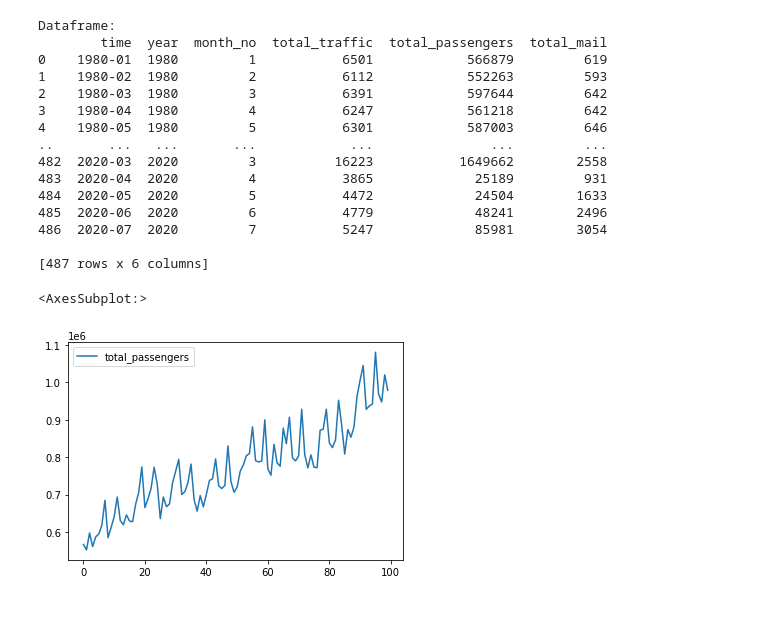
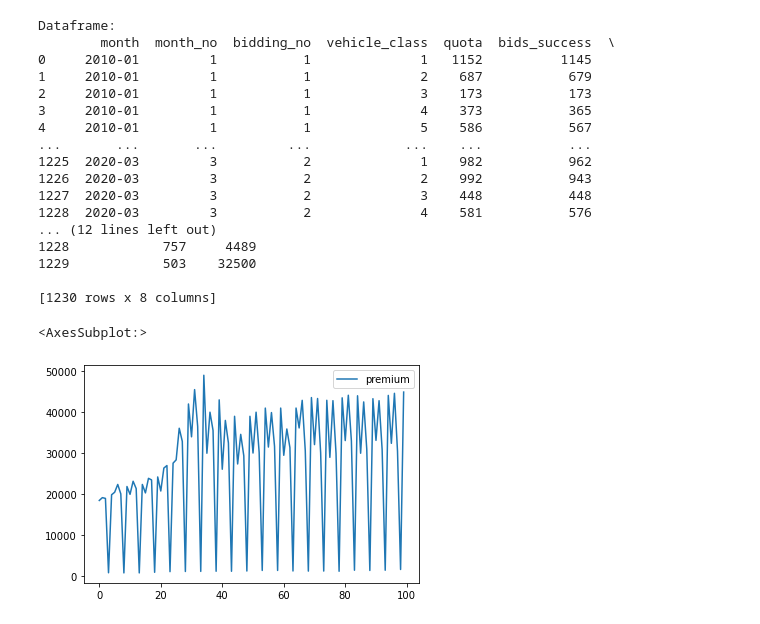
Before and after one commit to CalvinLoke/MLWithPython, a Jupyter notebook: Linear-Regression-COE.ipynb, the cells around one changed output. Cells and saved outputs as stored; diff of their text form; code cells hidden in the pictures.

```diff
--- a/Linear-Regression-COE.ipynb
+++ b/Linear-Regression-COE.ipynb
@@ -15,38 +17,37 @@ import math
 # %%
 #import data
-try:
-    csv_file=r"<path-to-file>"
-    raw_dataframe = pandas.read_csv(csv_file)
+csv_file=r"C:\Users\HexagonRig 2\Documents\GitHub\MLWithPython\Sample Data\coe-results.csv"
+raw_dataframe = pandas.read_csv(csv_file)
 
-    print("Dataframe: ")
-    print(raw_dataframe)
-except:
-    print("Invalid file path")
+print("Dataframe: ")
+print(raw_dataframe)
 # %% [output]
 Dataframe:
-        time  year  month_no  total_traffic  total_passengers  total_mail
-0    1980-01  1980         1           6501            566879         619
-1    1980-02  1980         2           6112            552263         593
-2    1980-03  1980         3           6391            597644         642
-3    1980-04  1980         4           6247            561218         642
-4    1980-05  1980         5           6301            587003         646
-..       ...   ...       ...            ...               ...         ...
-482  2020-03  2020         3          16223           1649662        2558
-483  2020-04  2020         4           3865             25189         931
-484  2020-05  2020         5           4472             24504        1633
-485  2020-06  2020         6           4779             48241        2496
-486  2020-07  2020         7           5247             85981        3054
+        month  month_no  bidding_no  vehicle_class  quota  bids_success  \
+0     2010-01         1           1              1   1152          1145
+1     2010-01         1           1              2    687           679
+2     2010-01         1           1              3    173           173
+3     2010-01         1           1              4    373           365
+4     2010-01         1           1              5    586           567
+...       ...       ...         ...            ...    ...           ...
+1225  2020-03         3           2              1    982           962
+1226  2020-03         3           2              2    992           943
+1227  2020-03         3           2              3    448           448
+1228  2020-03         3           2              4    581           576
+... (12 lines left out)
+1228            757     4489
+1229            503    32500
 
-[487 rows x 6 columns]
+[1230 rows x 8 columns]
 # %%
 #Observing the relationship between dependent variable and time
-dependent_variable = ['<variable0>']
+dependent_variable = ['premium']
 dependent_dataset = raw_dataframe[dependent_variable]
 
 dependent_dataset.head(100).plot() #modify this value to adjust number of rows returned
 # %% [output]
 <AxesSubplot:>
-[figure, old version]
+[figure, new version]
 # %%
 # Extract the required data
 row_count = 250 # restricts the number of rows to extract
```
Also changed, not shown: parts of 6 cells of this notebook, 1 other file.
